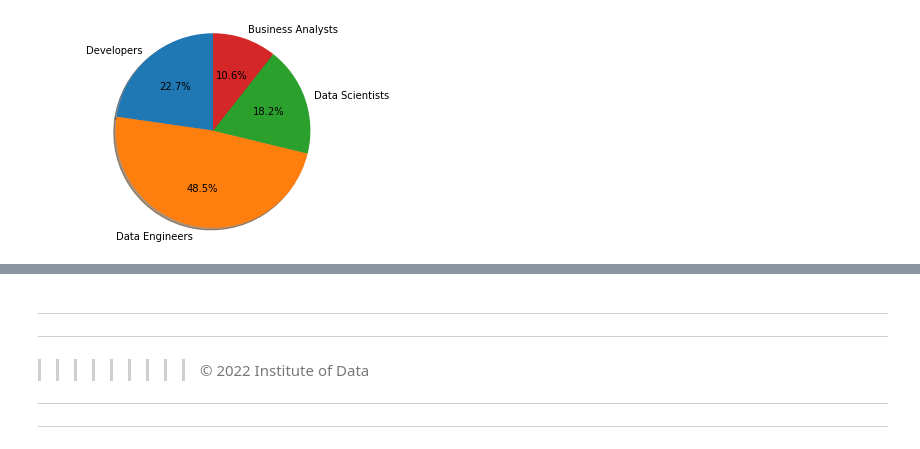
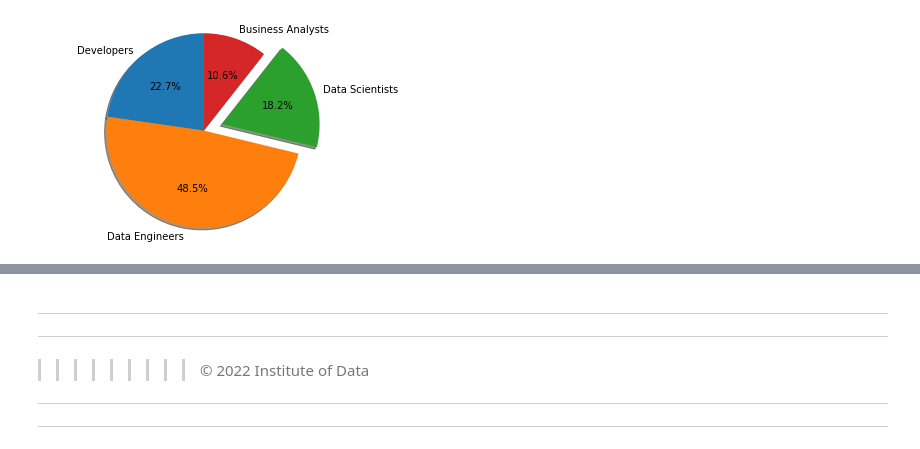
Before and after one commit to Jescolbourne/IOD, a Jupyter notebook: Module1/Lab 1.1.3 Statistics - part 1 Lab.ipynb, the cells around one changed output, grey strips where cells are left out. Cells and saved outputs as stored; diff of their text form; code cells hidden in the pictures.

```diff
--- a/Module1/Lab 1.1.3 Statistics - part 1 Lab.ipynb
+++ b/Module1/Lab 1.1.3 Statistics - part 1 Lab.ipynb
@@ -12,15 +12,15 @@ import matplotlib.pyplot as plt
 # %%
 # plot frequency of some observations using pie chart
 labels = 'Developers', 'Data Engineers', 'Data Scientists', 'Business Analysts'
 frequency = [15, 32, 12, 7]
 fig1, ax1 = plt.subplots()
-explode = (0, 0, 0, 0)  # only "explode" the 3rd slice (i.e. 'Data Scientist')
+explode = (0, 0, 0.2, 0)  # only "explode" the 3rd slice (i.e. 'Data Scientist')
 ax1.pie(frequency, explode=explode, labels=labels, autopct='%1.1f%%',
         shadow=True, startangle=90)
 ax1.axis('equal')  # Equal aspect ratio ensures that pie is drawn as a circle.
 plt.show()
 # %% [output]
-[figure, old version]
+[figure, new version]
 # %%
 help(plt.bar)
 # %% [output]
```
Also changed, not shown: parts of 2 cells of this notebook, 3 other files.
